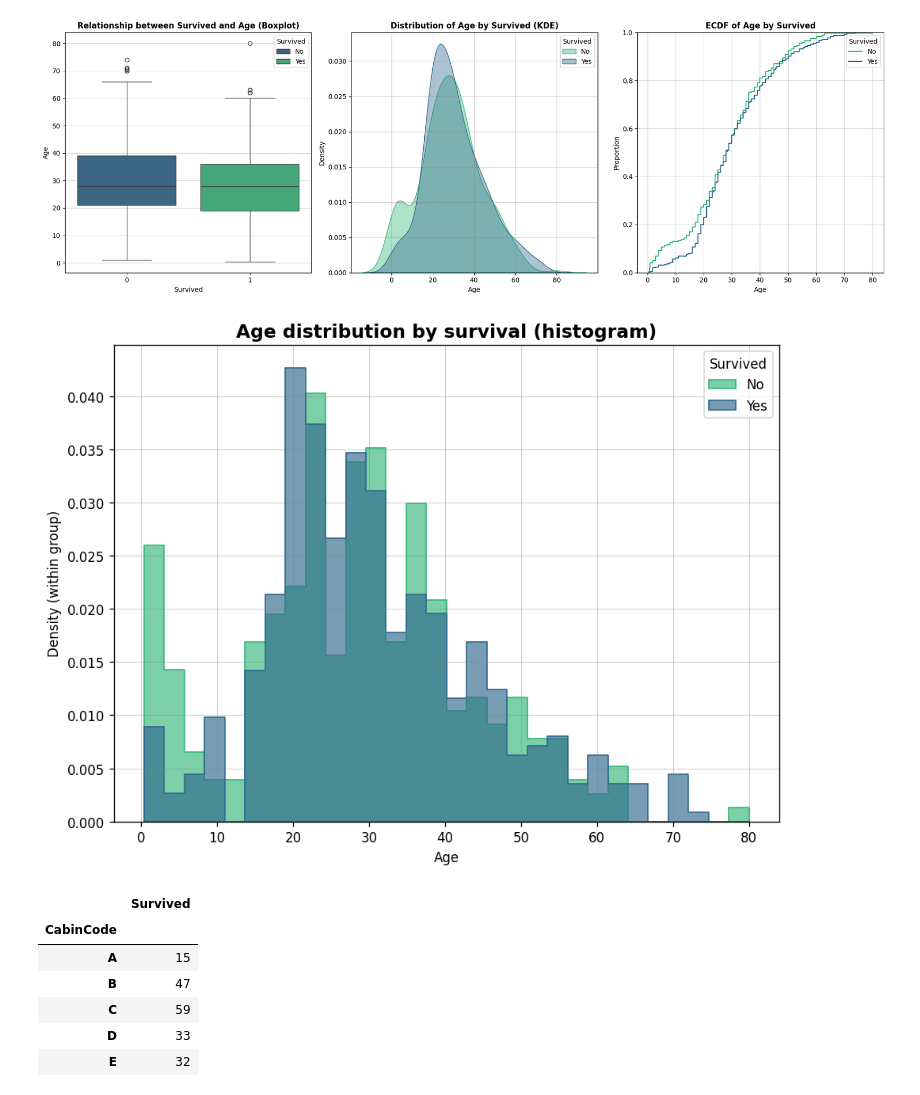
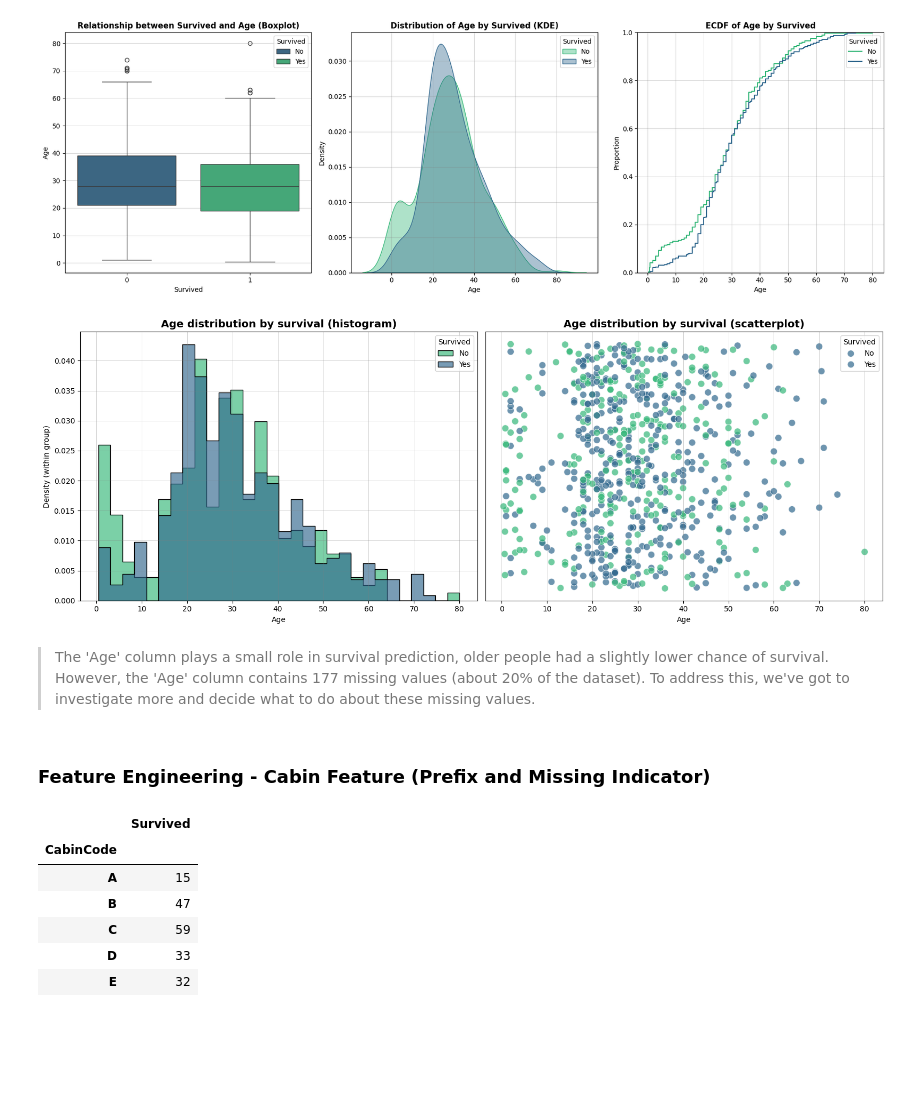
Before and after one commit to jhlopesalves/classic_workflows, a Jupyter notebook: supervised_learning/classification/titanic/titanic.ipynb, the cells around one changed output. Cells and saved outputs as stored; diff of their text form; code cells hidden in the pictures; blank space fills up the shorter version.

Commit message:
concluded titanic dataset workflow end-to-end

```diff
--- a/supervised_learning/classification/titanic/titanic.ipynb
+++ b/supervised_learning/classification/titanic/titanic.ipynb
@@ -115,9 +141,15 @@ sns.set_color_codes("bright")
 # %%
 train_plot = train.copy()
-train_plot["Pclass"] = train_plot["Pclass"].map({1: "1st (Uppper)", 2: "2nd (Middle)", 3: "3rd (Lower)"})
+# Maps Pclass to intuitive/readable values
+train_plot["Pclass"] = train_plot["Pclass"].map({1: "1st (Upper)", 2: "2nd (Middle)", 3: "3rd (Lower)"})
+# Maps Embarked Acronyms to the actual names of the cities
 train_plot["Embarked"] = train_plot["Embarked"].map({"C": "Cherbourg", "Q": "Queenstown", "S": "Southampton"})
+# Extracts the prefix of the Cabin codes (it seems to be the only meaningful unit on the cabin codes)
 train_plot["CabinCode"] = train_plot["Cabin"].str[0]
+# Creates a binary indicator for the missingness on the 'Cabin' column
 train_plot["CabinMissing"] = np.where(train_plot["CabinCode"].isna(), "Missing", "Non-missing")
+# Creates a binary indicator for the missingness on the 'Age' column
+train_plot["AgeMissing"] = np.where(train_plot["Age"].isna(), "Missing", "Non-missing")
 # %%
 cols_interest = ["Sex", "Pclass", "Embarked", "Parch"]
 fig, axes = plt.subplots(nrows=2, ncols=2, figsize=(14, 10))
@@ -167,29 +200,52 @@ plt.show()
 # %% [output]
 [figure]
 # %%
-fig, ax = plt.subplots(figsize=(8, 6), dpi=120)
+fig, (ax1, ax2) = plt.subplots(1, 2, figsize=(16, 6))
 
+# Left plot: Histogram
 sns.histplot(
-    data=train_plot,
-    x="Age",
-    hue="Survived",
+	data=train_plot,
+	x="Age",
+	hue="Survived",
 	palette="viridis",
-    bins=30,
-    stat="density",
-    common_norm=False,
-    element="step",
-    alpha=0.65,
-    ax=ax,
+	edgecolor="black",
+	bins=30,
+	stat="density",
+	common_norm=False,
+	element="step",
+	alpha=0.65,
+	ax=ax1,
 )
+ax1.set_title("Age distribution by survival (histogram)", fontsize=14, fontweight="bold")
+ax1.set(xlabel="Age", ylabel="Density (within group)")
+ax1.grid(True, linewidth=0.6, alpha=0.4, color="grey")
+ax1.legend(title="Survived", labels=["No", "Yes"])
 
-ax.set_title("Age distribution by survival (histogram)", fontsize=14, fontweight="bold")
-ax.set(xlabel="Age", ylabel="Density (within group)")
-ax.grid(True, linewidth=0.6, alpha=0.4, color="grey")
-ax.legend(title="Survived", labels=["No", "Yes"])
+# Right plot: Scatterplot
+sns.scatterplot(
+	data=train_plot,
+	x="Age",
+	y=np.random.uniform(0, 0.8, len(train_plot)),
+	hue="Survived",
+	palette="viridis",
+	s=85,
+	alpha=0.7,
+	ax=ax2,
+)
+ax2.set_title("Age distribution by survival (scatterplot)", fontsize=14, fontweight="bold")
+ax2.set(xlabel="Age", ylabel="")
+ax2.grid(True, linewidth=0.6, alpha=0.4, color="grey")
+ax2.set_yticks([])  # Remove y-axis ticks since they're arbitrary
+ax2.legend(title="Survived", labels=["No", "Yes"])
+
 plt.tight_layout()
 plt.show()
 # %% [output]
-[figure, old version]
+[figure, new version]
+# %% [markdown]
+> The 'Age' column plays a small role in survival prediction, older people had a slightly lower chance of survival. However, the 'Age' column contains 177 missing values (about 20% of the dataset). To address this, we've got to investigate more and decide what to do about these missing values.
+# %% [markdown]
+### Feature Engineering - Cabin Feature (Prefix and Missing Indicator)
 # %%
 train_plot.groupby("CabinCode")["Survived"].count()
 # %% [output]
```
Also changed, not shown: parts of 66 cells of this notebook.
